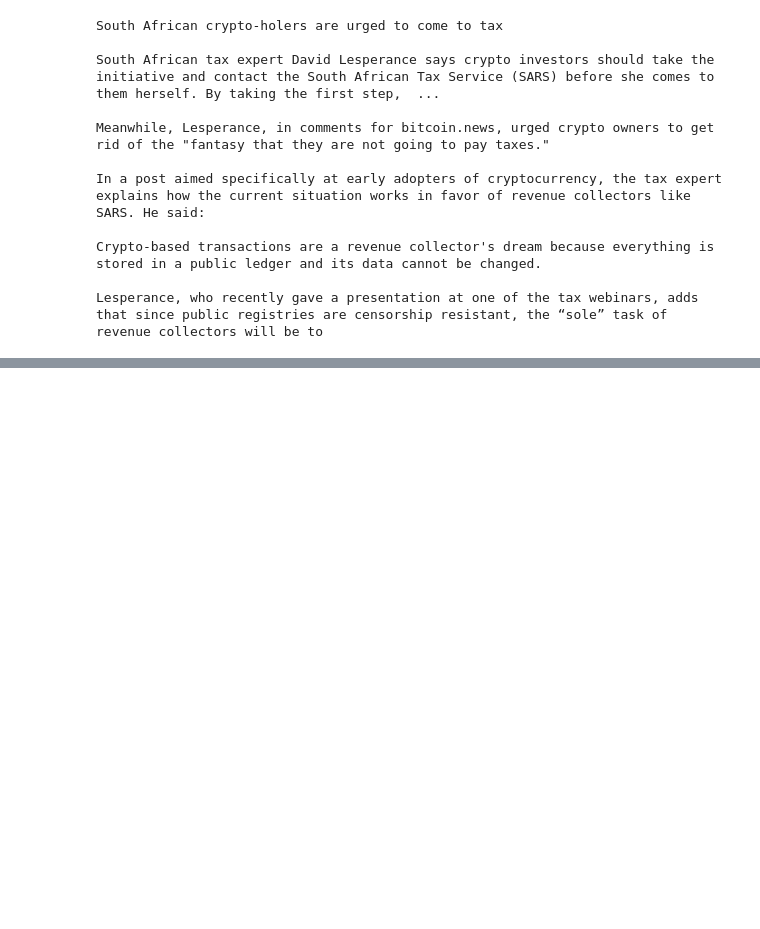
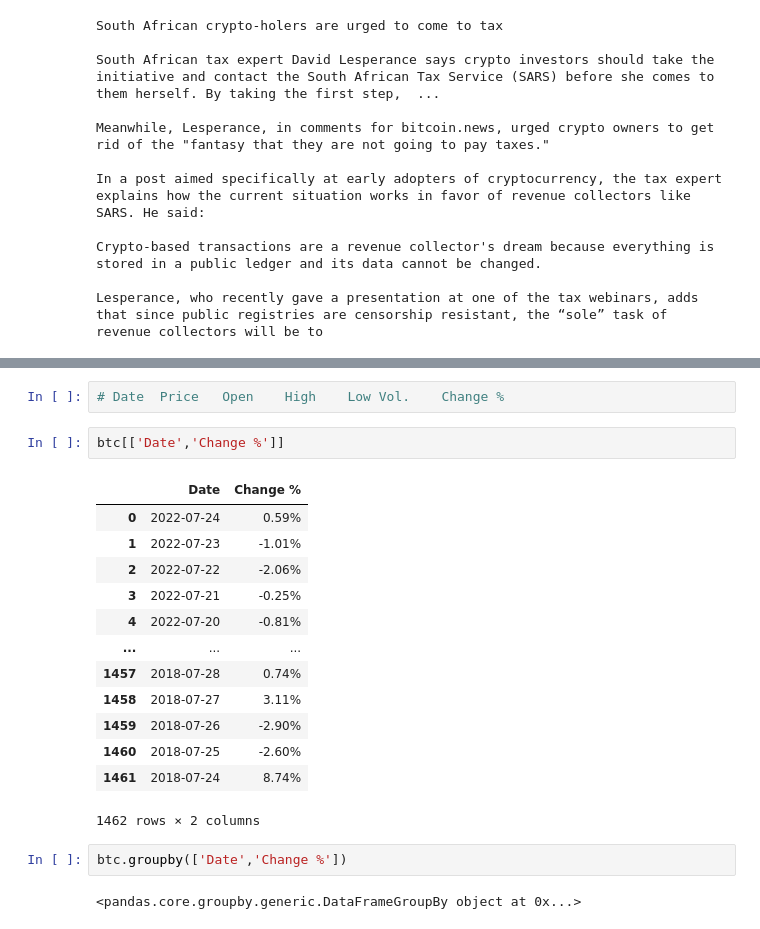
Before and after one commit to format37/deeppavlov, a Jupyter notebook: data/nli_column.ipynb, the cells around one changed output, grey strips where cells are left out. Drawn from its saved outputs; the diff is of its cells as text; blank space fills up the shorter version.

```diff
--- a/data/nli_column.ipynb
+++ b/data/nli_column.ipynb
@@ -35,0 +202,22 @@ Lesperance, who recently gave a presentation at one of the tax webinars, adds th
+# %%
+# Date	Price	Open	High	Low	Vol.	Change %
+# %%
+btc[['Date','Change %']]
+# %% [output]
+|  | Date | Change % |
+| 0 | 2022-07-24 | 0.59% |
+| 1 | 2022-07-23 | -1.01% |
+| 2 | 2022-07-22 | -2.06% |
+| 3 | 2022-07-21 | -0.25% |
+| 4 | 2022-07-20 | -0.81% |
+| ... | ... | ... |
+| 1457 | 2018-07-28 | 0.74% |
+| 1458 | 2018-07-27 | 3.11% |
+| 1459 | 2018-07-26 | -2.90% |
+| 1460 | 2018-07-25 | -2.60% |
+| 1461 | 2018-07-24 | 8.74% |
+1462 rows × 2 columns
+# %%
+btc.groupby(['Date','Change %'])
+# %% [output]
+<pandas.core.groupby.generic.DataFrameGroupBy object at 0x...>
```
Also changed, not shown: parts of 24 cells of this notebook, 5 other files.
